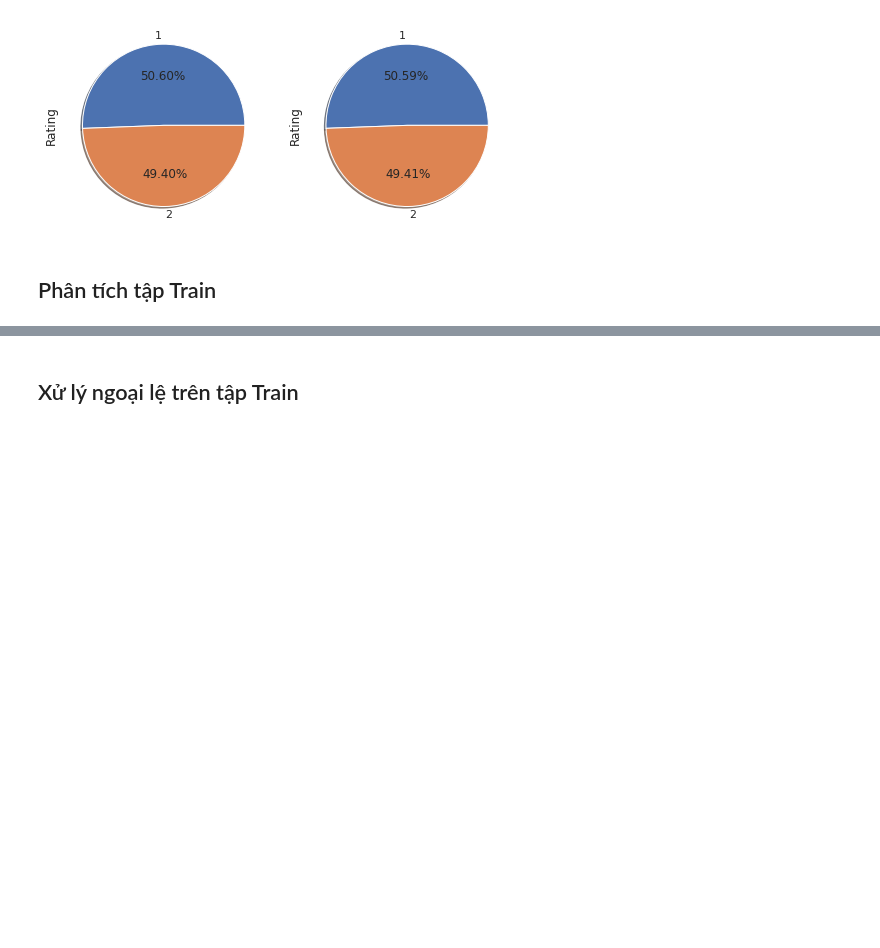
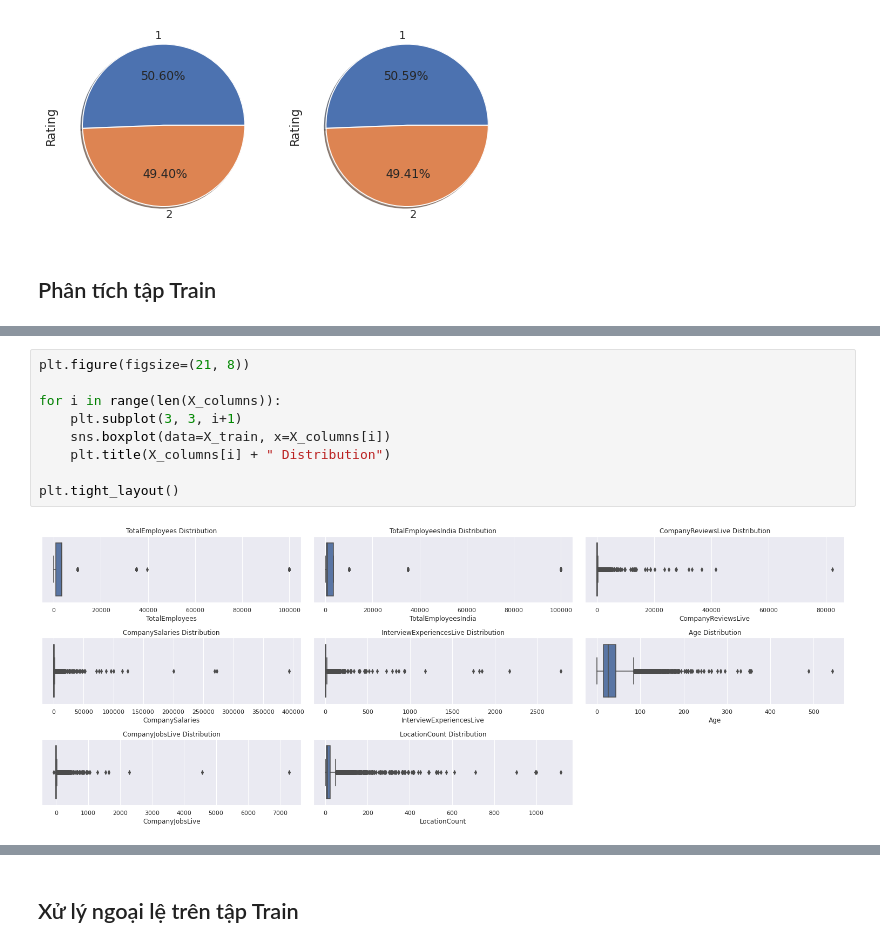
Before and after one commit to phuocleoceo/AmbitionBox-Rating, a Jupyter notebook: main.ipynb, the cells around one changed output, grey strips where cells are left out. Saved outputs shown, nothing was run; the diff lists cells and outputs as text; blank space fills up the shorter version.

```diff
--- a/main.ipynb
+++ b/main.ipynb
@@ -168,0 +83,11 @@ plt.tight_layout()
+# %%
+plt.figure(figsize=(21, 8))
+
+for i in range(len(X_columns)):
+    plt.subplot(3, 3, i+1)
+    sns.boxplot(data=X_train, x=X_columns[i])
+    plt.title(X_columns[i] + " Distribution")
+
+plt.tight_layout()
+# %% [output]
+[figure, added]
```
Also changed, not shown: parts of 6 cells of this notebook.
